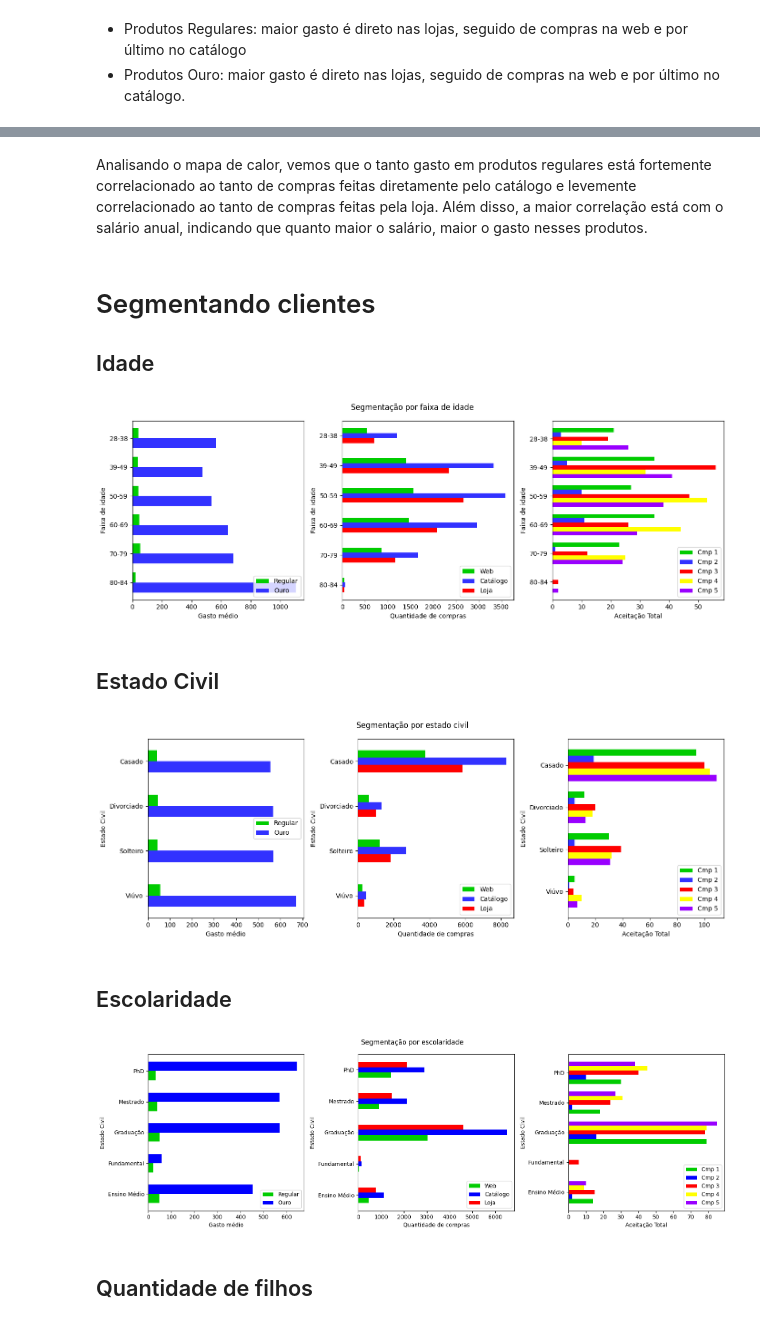
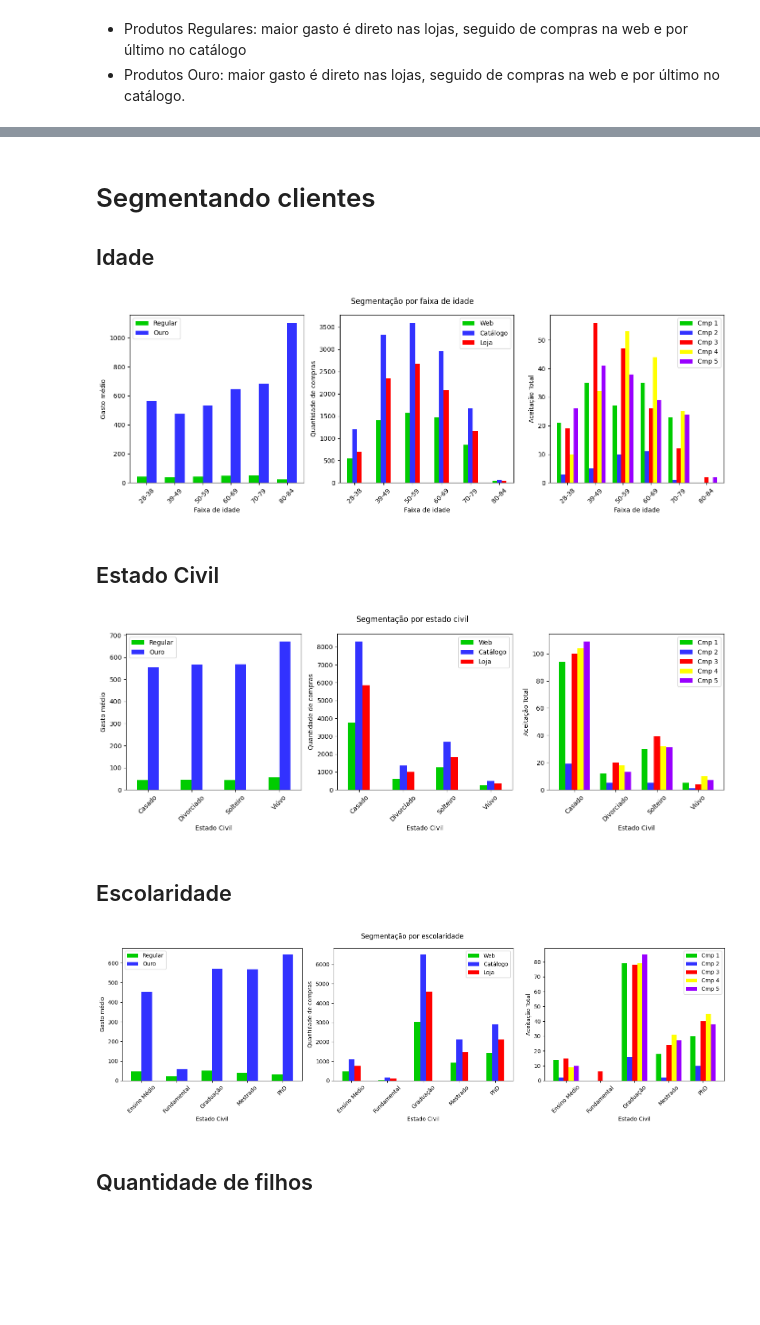
Before and after one commit to victoriaprestes/ifood-data-analyst-case, a Jupyter notebook: iFood_Data_Analyst_Case_An_Exploratory_Analysis.ipynb, the cells around one changed output, grey strips where cells are left out. Drawn from its saved outputs; the diff is of its cells as text; code cells hidden in the pictures; blank space fills up the shorter version.

```diff
--- a/iFood_Data_Analyst_Case_An_Exploratory_Analysis.ipynb
+++ b/iFood_Data_Analyst_Case_An_Exploratory_Analysis.ipynb
@@ -231,7 +230,7 @@ numeric = ifood_df[['Income', 'Recency', 'MntRegularProds', 'MntGoldProds', 'Num
 fig, ax = plt.subplots(2,5, figsize=(14, 6))
 ax = ax.flatten()
 for i,col in enumerate(numeric.columns):
-      sns.histplot(data=ifood_df, x=col,kde=True, ax=ax[i])
+      sns.histplot(data=ifood_df, x=col,kde=True, ax=ax[i], color='blue')
       ax[i].axvline(ifood_df[col].median(), color='red', linestyle='--')
 plt.suptitle('Distribuição de variáveis quantitativas')
 plt.tight_layout()
@@ -241,6 +240,6 @@ plt.show()
 # %%
 # Criando gráficos das variáveis categóricas qualitativas
-sns.set_palette('Paired')
+sns.set_palette('Set1')
 fig, ax = plt.subplots(1,4, figsize=[16,3])
 for i, col in enumerate(['Education', 'Marital_Status', 'AgeRange', 'IncomeRange']):
   sns.countplot(data=ifood_df, x=col, ax=ax[i], hue=col, stat='percent', legend=False)
@@ -255,7 +254,7 @@ plt.show()
 # Criando gráficos das variáveis categóricas quantitativas
 fig, ax = plt.subplots(1,2, figsize=[13,4])
 for i, col in enumerate(['TotalAccepted', 'NumChildren']):
-  sns.countplot(data=ifood_df, x=col, ax=ax[i], hue=col, stat='percent')
+  sns.countplot(data=ifood_df, x=col, ax=ax[i], hue=col, stat='percent', palette='Blues_d')
   ax[i].set_ylabel('Percentual')
 plt.suptitle('Distribuição de variáveis categóricas quantitativas')
 plt.tight_layout()
@@ -268,9 +267,10 @@ plt.show()
 fig, ax = plt.subplots(2,4, figsize=[14,6])
 ax = ax.flatten()
 for i, col in enumerate(['AcceptedCmp1', 'AcceptedCmp2', 'AcceptedCmp3', 'AcceptedCmp4', 'AcceptedCmp5', 'Response', 'Complain']):
-  sns.countplot(data=ifood_df, x=col, ax=ax[i], hue=col, stat='percent', legend=False)
+  sns.countplot(data=ifood_df, x=col, ax=ax[i], hue=col, stat='percent', legend=False, palette='Set1')
 plt.suptitle('Distribuição de variáveis booleanas')
 ax[i].set_ylabel('Percentual')
+
 plt.tight_layout()
 plt.show()
 # %% [output]
@@ -329,5 +307,3 @@ plt.show()
-# %% [markdown]
-Analisando o mapa de calor, vemos que o tanto gasto em produtos regulares está fortemente correlacionado ao tanto de compras feitas diretamente pelo catálogo e levemente correlacionado ao tanto de compras feitas pela loja. Além disso, a maior correlação está com o salário anual, indicando que quanto maior o salário, maior o gasto nesses produtos.
 # %% [markdown]
 # Segmentando clientes
 
@@ -350,26 +326,25 @@ campaigns_by_age.columns = ['Cmp 1', 'Cmp 2', 'Cmp 3', 'Cmp 4', 'Cmp 5']
 # %%
 # Gráfico de barras para melhor visualização
 
 
-def plot_age(xlabels=None,*args):
+def plot_age(ylabels=None,*args):
   # Cria uma figura com o gráfico de barras para cada intervalo de idade.
   fig,ax = plt.subplots(1,3, figsize=(14,5))
   df_list = [products_by_age, channels_by_age, campaigns_by_age]
   widths = [0.7, 0.5, 0.75]
   cmap = ['#00CC00', '#3232FF', '#FF0000', '#FFFF00', '#9900FF']
   for i, df in enumerate(df_list):
-    df_list[i].plot(kind='barh', stacked=False, ax=ax[i], color=cmap, width=widths[i])
-    ax[i].set_xlabel(xlabels[i])
-    ax[i].set_ylabel('Faixa de idade')
-    ax[i].invert_yaxis()
-    ax[i].legend(loc='lower right')
+    df_list[i].plot(kind='bar', stacked=False, ax=ax[i], color=cmap, width=widths[i])
+    ax[i].set_ylabel(ylabels[i])
+    ax[i].set_xlabel('Faixa de idade')
+    ax[i].set_xticklabels(ax[i].get_xticklabels(),rotation=45)
   plt.suptitle('Segmentação por faixa de idade')
   plt.tight_layout()
   plt.show()
 
-plot_age(xlabels=['Gasto médio', 'Quantidade de compras', 'Aceitação Total'])
+plot_age(ylabels=['Gasto médio', 'Quantidade de compras', 'Aceitação Total'])
 # %% [output]
-[figure, old version]
+[figure, new version]
 # %% [markdown]
 ## Estado Civil
 # %%
@@ -390,24 +365,24 @@ campaigns_melted_status['Marital_Status'] = campaigns_melted_status['Marital_Sta
 campaigns_by_status = campaigns_melted_status.groupby(['Marital_Status', 'Campaign'], observed=True)['Accepted'].sum().unstack()
 campaigns_by_status.columns = ['Cmp 1', 'Cmp 2', 'Cmp 3', 'Cmp 4', 'Cmp 5']
 # %%
-def plot_marital_status(xlabels=None,*args):
+def plot_marital_status(ylabels=None,*args):
   # Cria uma figura com o gráfico de barras para cada estado civil.
   fig,ax = plt.subplots(1,3, figsize=(14,5))
   df_list = [products_by_status, channels_by_status, campaigns_by_status]
   widths = [0.5, 0.5, 0.75]
   cmap = ['#00CC00', '#3232FF', '#FF0000', '#FFFF00', '#9900FF']
   for i, df in enumerate(df_list):
-    df_list[i].plot(kind='barh', stacked=False, ax=ax[i], color=cmap, width=widths[i])
-    ax[i].set_xlabel(xlabels[i])
-    ax[i].set_ylabel('Estado Civil')
-    ax[i].invert_yaxis()
+    df_list[i].plot(kind='bar', stacked=False, ax=ax[i], color=cmap, width=widths[i])
+    ax[i].set_ylabel(ylabels[i])
+    ax[i].set_xlabel('Estado Civil')
+    ax[i].set_xticklabels(ax[i].get_xticklabels(),rotation=45)
   plt.suptitle('Segmentação por estado civil')
   plt.tight_layout()
   plt.show()
 
-plot_marital_status(xlabels=['Gasto médio', 'Quantidade de compras', 'Aceitação Total'])
+plot_marital_status(ylabels=['Gasto médio', 'Quantidade de compras', 'Aceitação Total'])
 # %% [output]
-[figure, old version]
+[figure, new version]
 # %% [markdown]
 ## Escolaridade
 # %%
@@ -428,24 +403,24 @@ campaigns_melted_education['Education'] = campaigns_melted_education['Education'
 campaigns_by_education = campaigns_melted_education.groupby(['Education', 'Campaign'], observed=True)['Accepted'].sum().unstack()
 campaigns_by_education.columns = ['Cmp 1', 'Cmp 2', 'Cmp 3', 'Cmp 4', 'Cmp 5']
 # %%
-def plot_education(xlabels=None,*args):
+def plot_education(ylabels=None,*args):
   # Cria uma figura com o gráfico de barras para cada estado civil.
   fig,ax = plt.subplots(1,3, figsize=(16,5))
   df_list = [products_by_education, channels_by_education, campaigns_by_education]
   widths = [0.6, 0.5, 0.75]
   cmap = ['#00CC00', '#3232FF', '#FF0000', '#FFFF00', '#9900FF']
   for i, df in enumerate(df_list):
-    df_list[i].plot(kind='barh', stacked=False, ax=ax[i], color=cmap, width=widths[i])
-    ax[i].set_xlabel(xlabels[i])
-    ax[i].set_ylabel('Estado Civil')
-    ax[i].legend(loc='lower right')
+    df_list[i].plot(kind='bar', stacked=False, ax=ax[i], color=cmap, width=widths[i])
+    ax[i].set_ylabel(ylabels[i])
+    ax[i].set_xlabel('Estado Civil')
+    ax[i].set_xticklabels(ax[i].get_xticklabels(),rotation=45)
   plt.suptitle('Segmentação por escolaridade')
   plt.tight_layout()
   plt.show()
 
-plot_education(xlabels=['Gasto médio', 'Quantidade de compras', 'Aceitação Total'])
+plot_education(ylabels=['Gasto médio', 'Quantidade de compras', 'Aceitação Total'])
 # %% [output]
-[figure, old version]
+[figure, new version]
 # %% [markdown]
 ## Quantidade de filhos
 # %%
```
Also changed, not shown: parts of 25 cells of this notebook.
